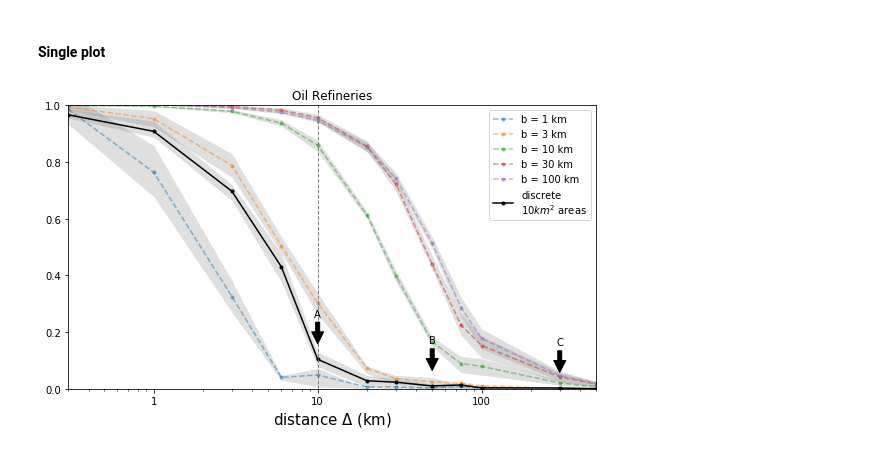
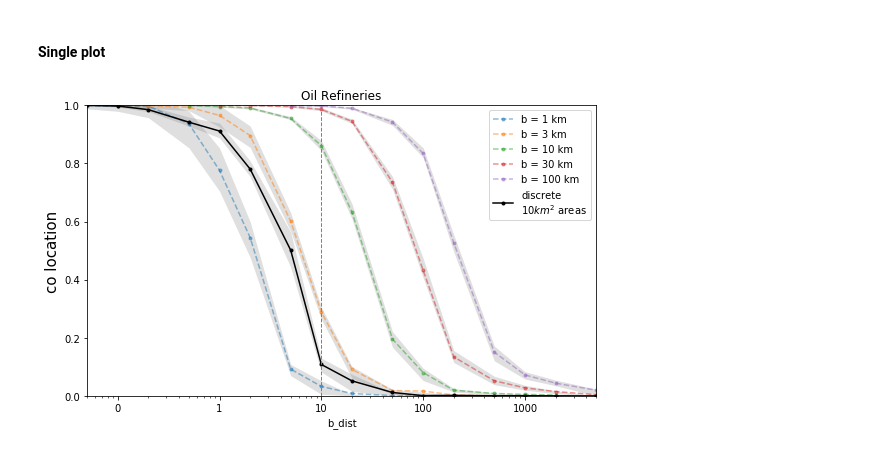
Before and after one commit to matuteiglesias/spatial-coexistence-metrics, a Jupyter notebook: Paper simulations.ipynb, the cells around one changed output. Cells and saved outputs as stored; diff of their text form; code cells hidden in the pictures.

```diff
--- a/Paper simulations.ipynb
+++ b/Paper simulations.ipynb
@@ -139,7 +139,7 @@ def sum_pdfs(df, num_int = 15, margin = 100, return_mesh = False):
         t = v[0]; b = v[1]; xm = v[2]; ym = v[3];
         d2 = (xx-xm)**2 + (yy-ym)**2
         a = -np.sqrt(d2)/b
-        th = np.quantile(a, .9995)
+        th = np.quantile(a, .99)
         i_ = np.where((a > th).sum(1))[0] # rows
         j_ = np.where((a > th).sum(0))[0] # columns
         a_ = a[i_][:, j_]
@@ -226,15 +231,25 @@ for j in range(n_industries):
     print(industry_name)
 
     indu_p, indu_q = indu_loc_info[j]
-    for b in range(B):
+    for b in range(B): ## For pdf widths
         print(b)
-        int_results = np.zeros((D, N))
-        for d in range(D):
-            print(d)
+
+
+        w = widths[b]
+    #     min_w = 10**(np.log10(w) - 1.5)
+    #     max_w = 10**(np.log10(w) + 2.5)
+        min_w = 10**(np.log10(w) - 1.5)
+        max_w = 10**(np.log10(w) + 2.5)
+        sel_D = all_D[np.where((all_D > min_w) & (all_D < max_w))]
+        print(sel_D)
+        int_results = np.zeros((len(sel_D), N))
+
+        for d, Delta in enumerate(sel_D): # For deltas
+#             print(Delta)
             for n in range(N):
                 print(n)
-                x_col = 'loc_d'+str(d)+'n'+str(n)+'_x'
-                y_col = 'loc_d'+str(d)+'n'+str(n)+'_y'
+                x_col = 'loc_d'+str(Delta)+'n'+str(n)+'_x'
+                y_col = 'loc_d'+str(Delta)+'n'+str(n)+'_y'
 
                 indu_p['b'] = widths[b]
                 indu_q['b'] = widths[b]
@@ -254,7 +269,7 @@ for j in range(n_industries):
         mn = int_results.mean(1)
         q25 = np.quantile(int_results, .25, axis = 1)
         q75 = np.quantile(int_results, .75, axis = 1)
-        df_cont = pd.DataFrame(np.vstack([mn, q25, q75]).T, index = dist, columns=['mean', 'q25', 'q75'])
+        df_cont = pd.DataFrame(np.vstack([mn, q25, q75]).T, index = sel_D, columns=['mean', 'q25', 'q75'])
 
         df_cont.index.name = 'b_dist'
         df_cont['b_width'] =  widths[b]# in km
@@ -283,11 +313,11 @@ for j in range(n_industries):
     for i in range(n_grids): # Artificial admin area grid size in logs
         grid_size = [1, 2][i]
         cov_results = np.zeros((D, N))
-        for d in range(D):
+        for d, Delta in enumerate(all_D):
             for n in range(N):
         #         print(d, n)
-                x_col = 'loc_d'+str(d)+'n'+str(n)+'_x'
-                y_col = 'loc_d'+str(d)+'n'+str(n)+'_y'
+                x_col = 'loc_d'+str(Delta)+'n'+str(n)+'_x'
+                y_col = 'loc_d'+str(Delta)+'n'+str(n)+'_y'
                 indu_q_i = indu_q[['value', x_col, y_col]]
                 indu_q_i['geometry'] = list(zip(indu_q_i[x_col], indu_q_i[y_col]))
                 indu_q_i['geometry'] = indu_q_i['geometry'].apply(Point)
@@ -305,7 +335,7 @@ for j in range(n_industries):
         mn = cov_results.mean(1)
         q25 = np.quantile(cov_results, .25, axis = 1)
         q75 = np.quantile(cov_results, .75, axis = 1)
-        df_disc = pd.DataFrame(np.vstack([mn, q25, q75]).T, index = dist, columns=['mean', 'q25', 'q75'])
+        df_disc = pd.DataFrame(np.vstack([mn, q25, q75]).T, index = all_D, columns=['mean', 'q25', 'q75'])
 
 
 
@@ -551,7 +581,7 @@ ax = axs#[i][j]
 
 n_widths = result_continuous.b_width.nunique()
 j = 1; i = 0
-indu = result.industry.unique()[j]
+indu = result_continuous.industry.unique()[j]
 
 for k in range(n_widths):
     bw = result_continuous.b_width.unique()[k]
@@ -559,33 +589,32 @@ for k in range(n_widths):
     data['mean'].plot(marker = '.', linestyle = '--', alpha = .5, ax = ax)
     ax.fill_between(data.index.values, data.q25, data.q75, color = '.5', alpha = .25, lw = 0)
     ax.set_xscale('log')
     ax.set_ylim(0, 1)
     if i == 0: ax.set_title(indu)
-    if j == 0: ax.set_ylabel('co-location')
 
 gs = result_discrete.grid_size.unique()[i]
 
 data = result_discrete.loc[(result_discrete.grid_size == gs) & (result_discrete.industry == indu)]
 data['mean'].plot(marker = '.', color = 'k', ax = ax)
 ax.fill_between(data.index.values, data.q25, data.q75, color = '.5', alpha = .25, lw = 0)
 
 ax.set_xscale('log')
 ax.set_ylim(0, 1)
 ax.axvline(gs, color = '.5', linestyle = '--', lw = 1)
 if i == 0: ax.set_title(indu)
-ax.set_xlabel(r'distance $\Delta$ (km)', fontsize = 15)
+ax.set_ylabel('co location', fontsize = 15)
 
 ax.legend(['b = '+str(w)+' km' for w in widths] + ['discrete\n'+r'$10km^2$'+' areas'])
 ax.xaxis.set_major_formatter(ScalarFormatter())
 
 # # Annotation of sample Delta values
 # for l, w in enumerate([10, 50, 300]):
 #     ax.annotate(['A', 'B', 'C'][l], xy=(w, data['mean'].loc[w]+.05), xytext=(w, data['mean'].loc[w] + .15), ha = 'center',
 #                 arrowprops=dict(facecolor='black', shrink=0.05),)
 
 
 plt.tight_layout()
 # plt.savefig('./cont_disc_simu.png')
 plt.show()
 # %% [output]
-[figure, old version]
+[figure, new version]
```
Also changed, not shown: parts of 6 cells of this notebook, 4 other files.
